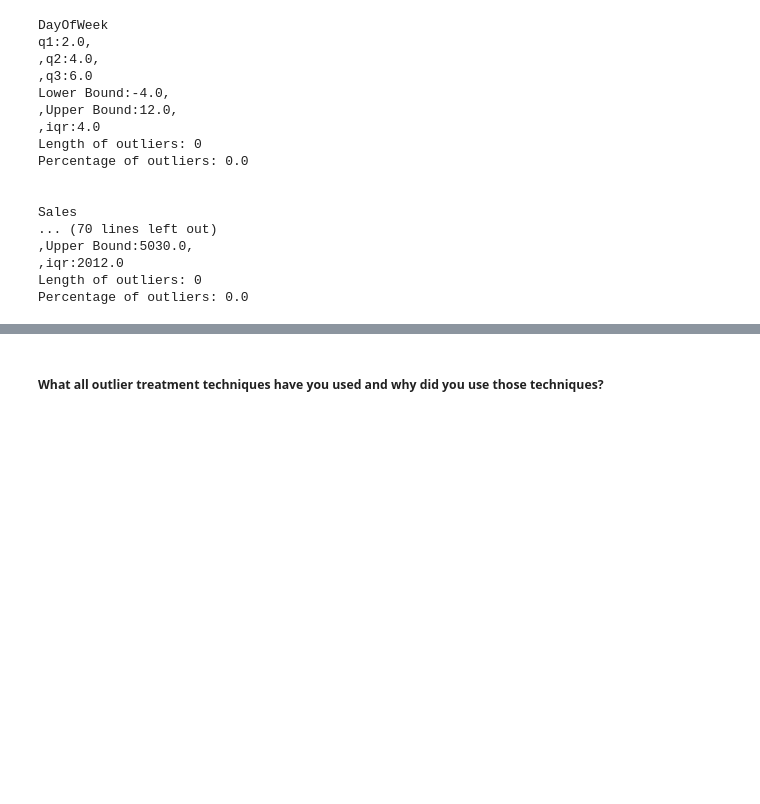
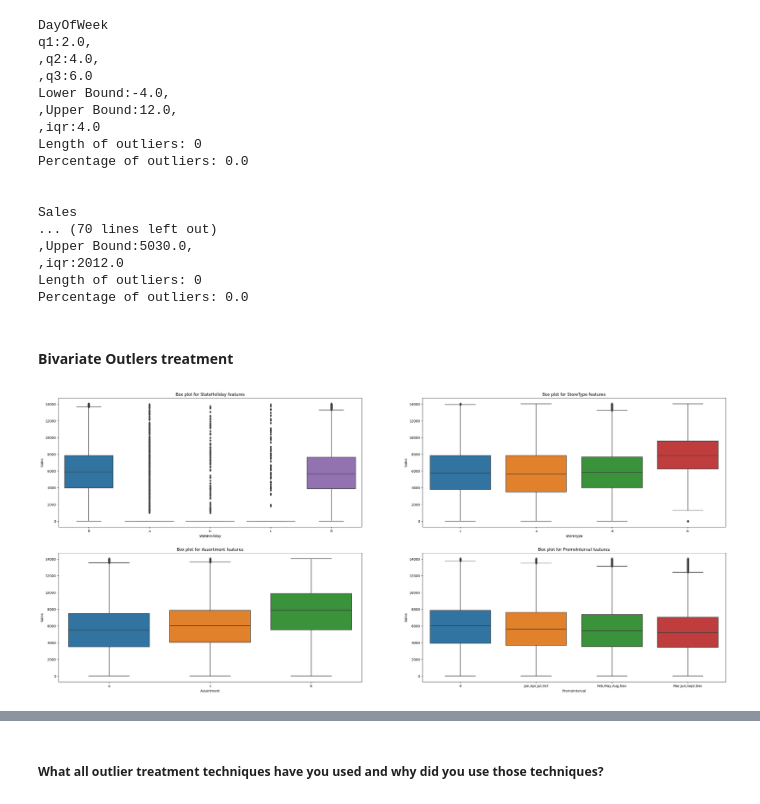
Before and after one commit to niteesh19mt0250/Retail-sales-Prediction-Regression-Project, a Jupyter notebook: Retail_Sales_Prediction_Project.ipynb, the cells around one changed output, grey strips where cells are left out. Drawn from its saved outputs; the diff is of its cells as text; code cells hidden in the pictures; blank space fills up the shorter version.

```diff
--- a/Retail_Sales_Prediction_Project.ipynb
+++ b/Retail_Sales_Prediction_Project.ipynb
@@ -1456,3 +1458,16 @@ Sales
 ,iqr:2012.0
 Length of outliers: 0
 Percentage of outliers: 0.0
+# %% [markdown]
+#### Bivariate Outlers treatment
+# %%
+# Store the object data type into new list
+object_datatype_features = ['StateHoliday','StoreType','Assortment','PromoInterval']
+# Checking the outliers into each features
+plt.figure(figsize = (35,15))
+for index, column in enumerate(object_datatype_features):
+  plt.subplot(2,2,index + 1)
+  sns.boxplot(x = df[column],y = df['Sales'])
+  plt.title(f'Box plot for {column} features')
+# %% [output]
+[figure, added]
```
Also changed, not shown: parts of 2 cells of this notebook.
